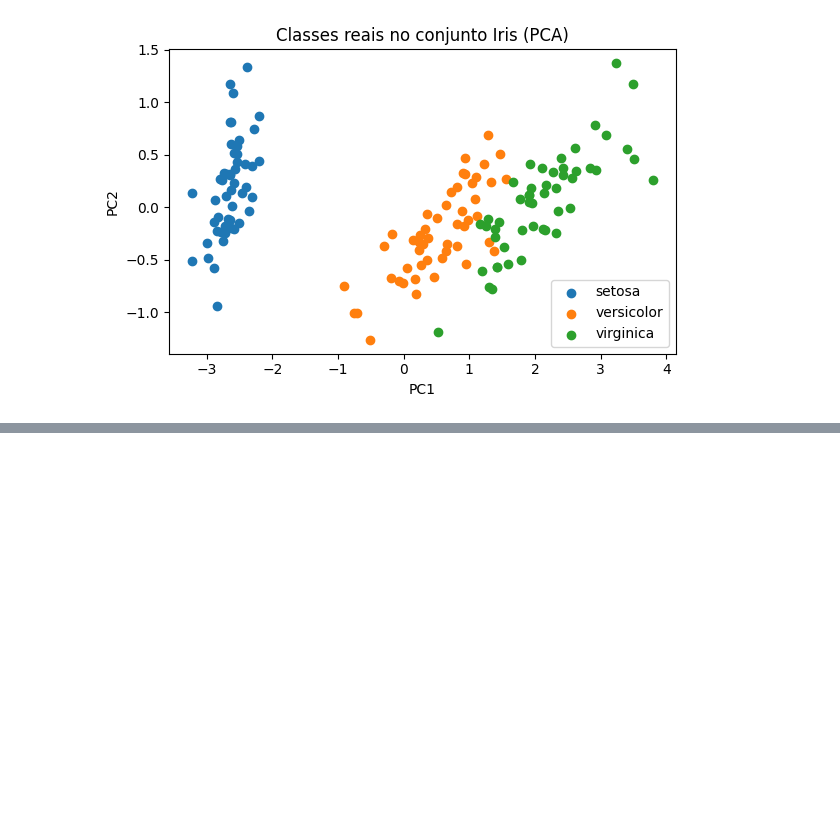
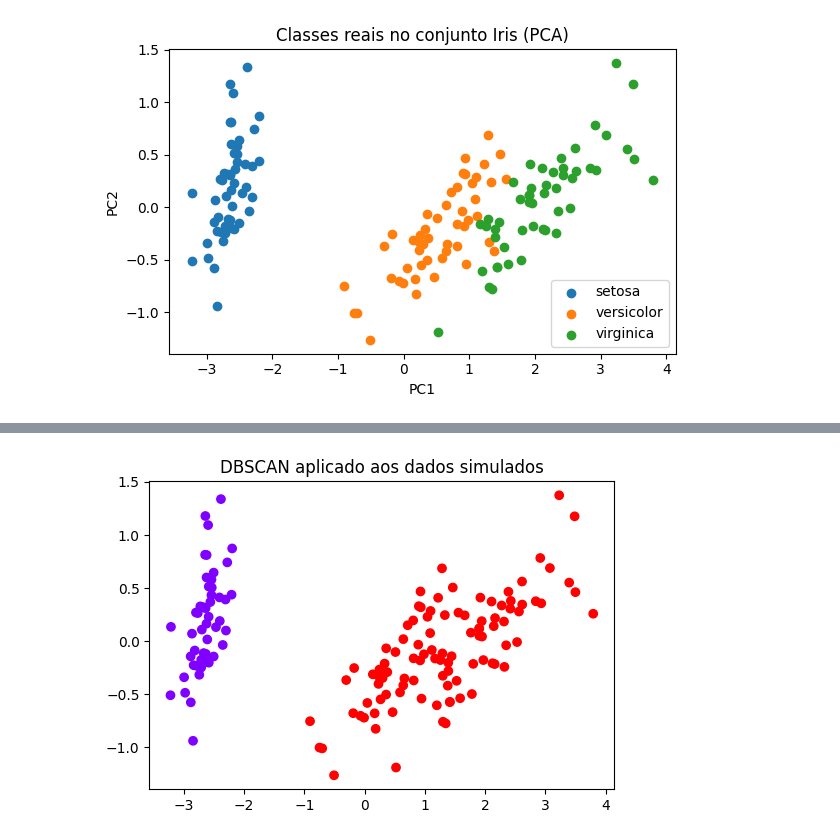
Before and after one commit to py222015328/CEE2, a Jupyter notebook: 22_clustering.ipynb, the cells around one changed output, grey strips where cells are left out. Saved outputs shown, nothing was run; the diff lists cells and outputs as text; code cells hidden in the pictures; blank space fills up the shorter version.

```diff
--- a/22_clustering.ipynb
+++ b/22_clustering.ipynb
@@ -560,0 +591,13 @@ plt.show()
+# %%
+# Método DBSCAN
+from sklearn.cluster import DBSCAN
+
+dbscan = DBSCAN(eps=0.9, min_samples=3)
+labels = dbscan.fit_predict(X)
+
+plt.figure(figsize=(6,4))
+plt.scatter(X_pca[:,0], X_pca[:,1], c=labels, cmap='rainbow')
+plt.title("DBSCAN aplicado aos dados simulados")
+plt.show()
+# %% [output]
+[figure, added]
```
Also changed, not shown: parts of 2 cells of this notebook.
